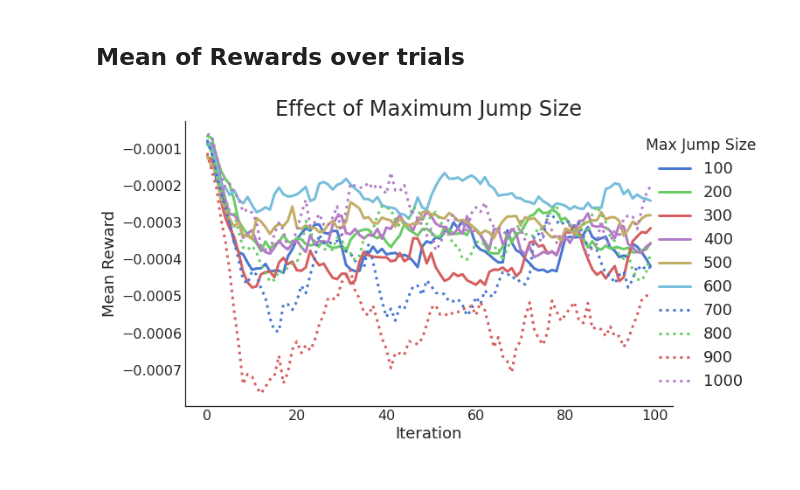
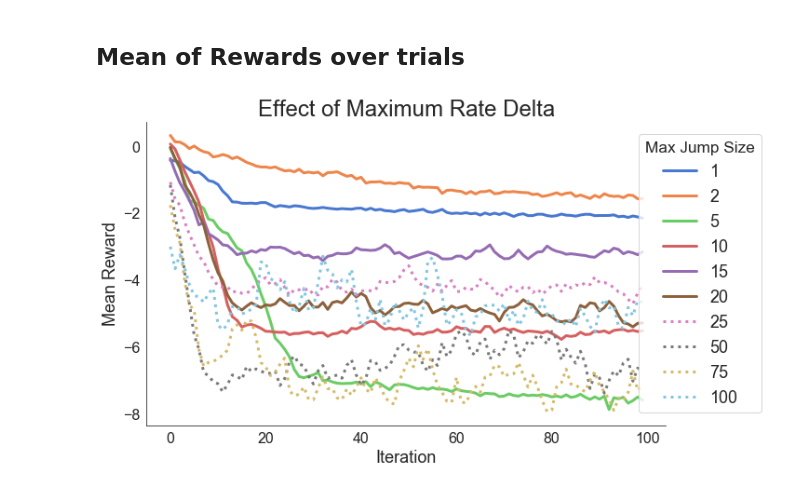
Before and after one commit to g-benton/PCC-RL, a Jupyter notebook: experiments/max_jump_ablation/output_testing.ipynb, the cells around one changed output. Drawn from its saved outputs; the diff is of its cells as text; code cells hidden in the pictures.

```diff
--- a/experiments/max_jump_ablation/output_testing.ipynb
+++ b/experiments/max_jump_ablation/output_testing.ipynb
@@ -11,3 +8,5 @@ max_jumps = torch.arange(100, 1001, step=100)
+# %%
+max_deltas = torch.tensor([1, 2, 5, 10, 15, 20, 25, 50, 75, 100])
 # %%
 iterations = torch.arange(rwrds.shape[-1])
 # %% [markdown]
@@ -17,34 +18,34 @@ mean_rwrd = rwrds.mean(0)
 # %%
 import seaborn as sns
 sns.set_style("white")
 sns.set_palette("muted")
 # plt.rcParams['legend.title_fontsize'] = 'x-large'
 
 ax_fs = 18
 leg_fs = 18
 tick_fs = 16
 title_fs = 24
 lwd = 3
 
 plt.figure(figsize=(10, 6))
-for ind, mj in enumerate(max_jumps[:6]):
+for ind, mj in enumerate(max_deltas[:6]):
     plt.plot(iterations, mean_rwrd[ind, :],
             label=str(mj.item()), linewidth=lwd)
 
 
-for ind, mj in enumerate(max_jumps[6:]):
+for ind, mj in enumerate(max_deltas[6:]):
     plt.plot(iterations, mean_rwrd[ind+6, :],
             label=str(mj.item()), linestyle=":", linewidth=lwd)
 
 sns.despine()
 plt.xlabel("Iteration", fontsize=ax_fs)
 plt.ylabel("Mean Reward", fontsize=ax_fs)
 plt.tick_params("both", labelsize=tick_fs)
-plt.title("Effect of Maximum Jump Size", fontsize=title_fs)
+plt.title("Effect of Maximum Rate Delta", fontsize=title_fs)
 plt.legend(loc='center right', bbox_to_anchor=(1.2, 0.5),
           fontsize=leg_fs, title="Max Jump Size",
           title_fontsize="xx-large")
-plt.savefig("./jump_size.pdf", bbox_inches="tight")
+plt.savefig("./delta_size.pdf", bbox_inches="tight")
 plt.show()
 # %% [output]
-[figure, old version]
+[figure, new version]
```
Also changed, not shown: parts of 5 cells of this notebook, 3 other files.
